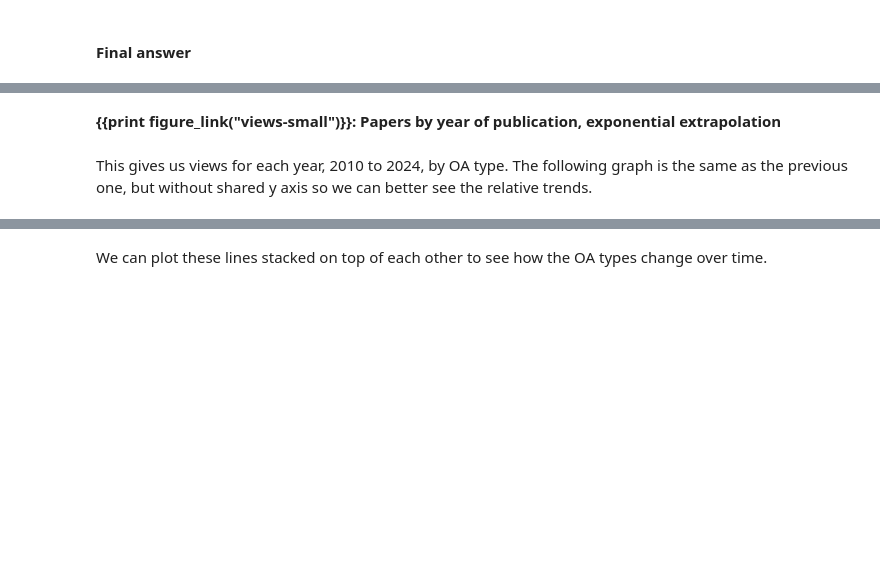
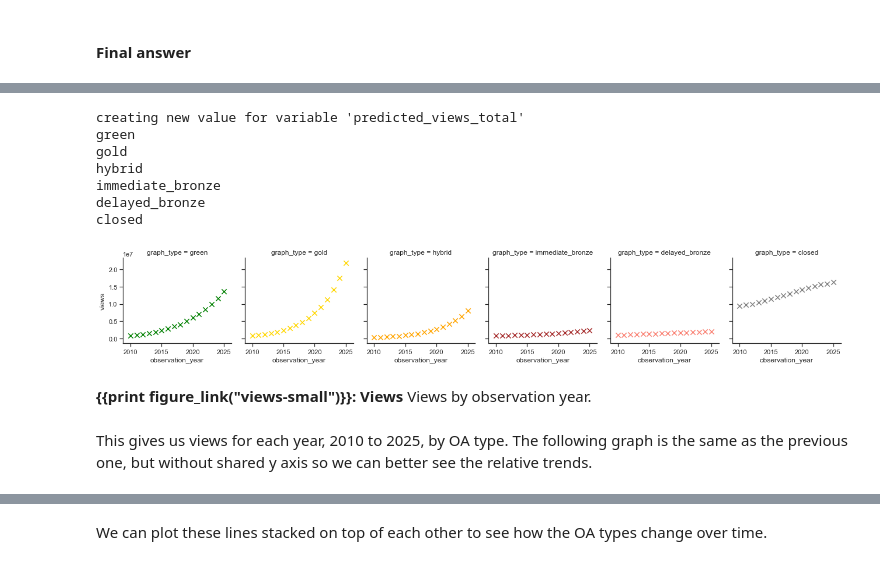
Before and after one commit to ourresearch/future-oa, a Jupyter notebook: manuscript.ipynb, the cells around one changed output, grey strips where cells are left out. Cells and saved outputs as stored; diff of their text form; code cells hidden in the pictures; blank space fills up the shorter version.

```diff
--- a/manuscript.ipynb
+++ b/manuscript.ipynb
@@ -1846,6 +1871,38 @@ g.map(plt.bar, "article_years_from_availability", "num_articles");
 Now for each of the OA types individually, we divide these signals by each other. This means that, for each OA type, we divide the number of times someone viewed an article of that was 0 years old (in other words, brand new--in this case published between July 2018 and July 2019) by the number of total articles that were 0 years old -- articles that were published since July 2018. Then we take the next age bucket, 1 year old, and divide the number of views to 1 year old articles by the number of articles available in July 2019 that were 1 year old. We do this for all age bins (15 are shown in the graphs).
 
 The result of these divisions are the signals below: the number of views per article, for a given age and OA type.
+# %%
+def get_views_per_article(graph_type):
+    if graph_type == "biorxiv":
+        graph_type = "green"
+
+    views_per_year = get_views_per_year(graph_type)
+    papers_per_year = get_papers_by_availability_year(graph_type, 2018, just_this_year=False)
+    papers_per_year["article_age_years"] = papers_per_year["article_years_from_availability"]
+    papers_per_year = papers_per_year.loc[(papers_per_year["article_age_years"] <=15 )]
+
+    data_merged_clean = papers_per_year.merge(views_per_year, on=["article_age_years"])
+    data_merged_clean["views_per_article"] = data_merged_clean["num_views_per_year"] / data_merged_clean["num_articles"]
+
+    views_per_article = pd.DataFrame(data_merged_clean, columns=["article_age_years", "views_per_article"])
+    views_per_article = views_per_article.sort_values(by="article_age_years")
+
+    if graph_type=="delayed_bronze":
+        # otherwise first one is too high because number articles too low in year 0 for delayed subset
+        views_per_article.loc[views_per_article.article_age_years==0, ["views_per_article"]] = float(views_per_article.loc[views_per_article.article_age_years==1].views_per_article)
+
+    return views_per_article
+
+def get_views_per_article_total():
+    all_data = pd.DataFrame()
+    for prep_graph_type in ["gold", "hybrid", "green", "immediate_bronze", "delayed_bronze", "closed"]:
+        temp_papers = get_views_per_article(prep_graph_type)
+#         print prep_graph_type
+#         print "{:,.0f}".format(temp_papers.views_per_article.max()), "{:,.0f}".format(temp_papers.views_per_article.sum())
+#         print "\n"
+        temp_papers["graph_type"] = prep_graph_type
+        all_data = all_data.append(temp_papers)
+    return all_data
 # %%
 register_new_figure("views-by-article");
 # %%
@@ -1869,13 +1973,22 @@ register_new_figure("views-small");
 # %%
-
-%cache predicted_views_total = get_predicted_views_total(my_year)
+observation_year = 2025
+%cache predicted_views_total = get_predicted_views_total(observation_year)
 data_now = predicted_views_total.loc[predicted_views_total["observation_year"] >= 2010]
 g = sns.FacetGrid(data_now, col="graph_type", hue="graph_type", col_order=graph_type_order, hue_order=graph_type_order, palette=my_cmap_graph_type)
 kws = dict(marker="x", s=70)
 g.map(plt.scatter, "observation_year", "views", **kws);
+# %% [output]
+creating new value for variable 'predicted_views_total'
+green
+gold
+hybrid
+immediate_bronze
+delayed_bronze
+closed
+[figure, added]
 # %% [markdown]
-**{{print figure_link("views-small")}}: Papers by year of publication, exponential extrapolation**
+**{{print figure_link("views-small")}}: Views** Views by observation year.
 # %% [markdown]
-This gives us views for each year, 2010 to 2024, by OA type. The following graph is the same as the previous one, but without shared y axis so we can better see the relative trends.
+This gives us views for each year, 2010 to 2025, by OA type. The following graph is the same as the previous one, but without shared y axis so we can better see the relative trends.
 # %%
 register_new_figure("views-large");
```
Also changed, not shown: parts of 72 cells of this notebook, 32 other files.
